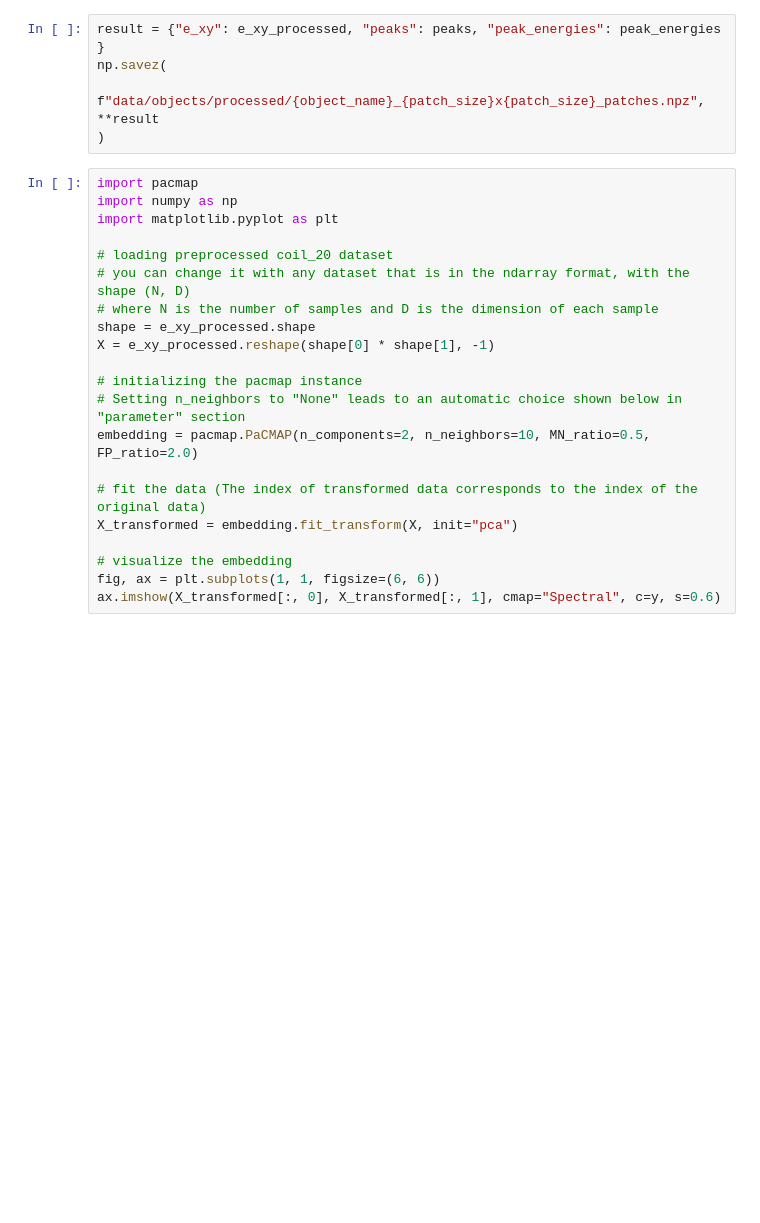
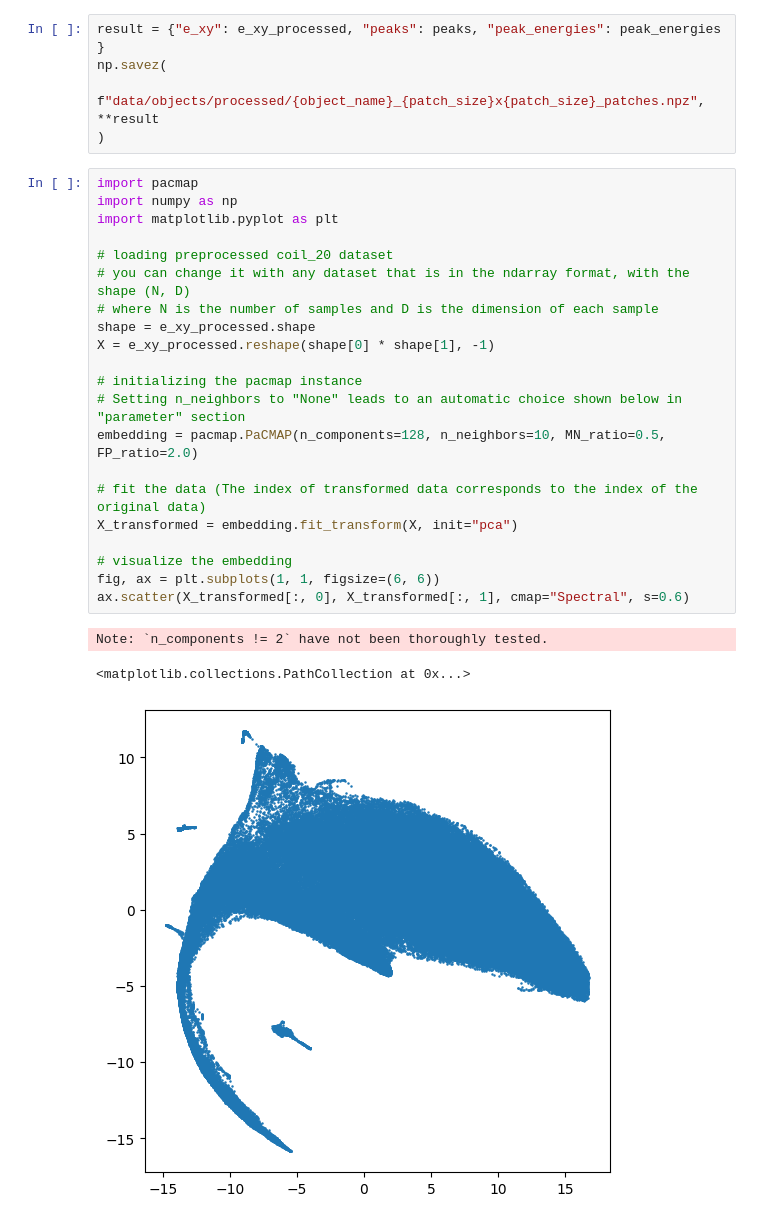
Before and after one commit to erzar0/masters-thesis, a Jupyter notebook: 5_object_preprocessing.ipynb, the cells around one changed output. Cells and saved outputs as stored; diff of their text form; blank space fills up the shorter version.

```diff
--- a/5_object_preprocessing.ipynb
+++ b/5_object_preprocessing.ipynb
@@ -136,21 +141,25 @@ np.savez(
 # %%
 import pacmap
 import numpy as np
 import matplotlib.pyplot as plt
 
 # loading preprocessed coil_20 dataset
 # you can change it with any dataset that is in the ndarray format, with the shape (N, D)
 # where N is the number of samples and D is the dimension of each sample
 shape = e_xy_processed.shape
 X = e_xy_processed.reshape(shape[0] * shape[1], -1)
 
 # initializing the pacmap instance
 # Setting n_neighbors to "None" leads to an automatic choice shown below in "parameter" section
-embedding = pacmap.PaCMAP(n_components=2, n_neighbors=10, MN_ratio=0.5, FP_ratio=2.0)
+embedding = pacmap.PaCMAP(n_components=128, n_neighbors=10, MN_ratio=0.5, FP_ratio=2.0)
 
 # fit the data (The index of transformed data corresponds to the index of the original data)
 X_transformed = embedding.fit_transform(X, init="pca")
 
 # visualize the embedding
 fig, ax = plt.subplots(1, 1, figsize=(6, 6))
-ax.imshow(X_transformed[:, 0], X_transformed[:, 1], cmap="Spectral", c=y, s=0.6)
+ax.scatter(X_transformed[:, 0], X_transformed[:, 1], cmap="Spectral", s=0.6)
+# %% [output]
+Note: `n_components != 2` have not been thoroughly tested.
+<matplotlib.collections.PathCollection at 0x...>
+[figure, added]
```
Also changed, not shown: parts of 6 cells of this notebook, 7 other files.
